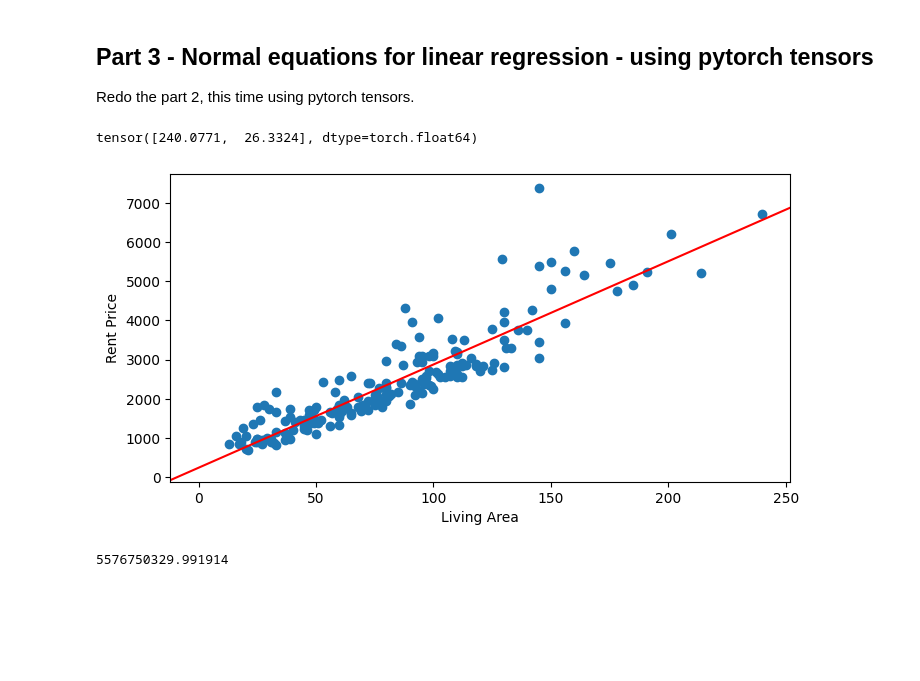
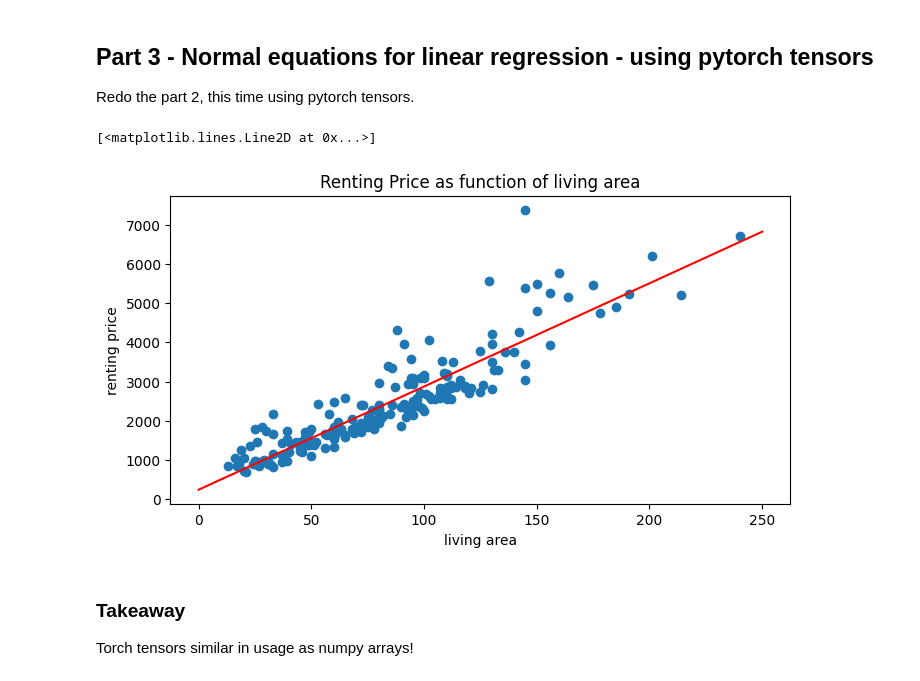
Before and after one commit to ayomeer/DeLearn, a Jupyter notebook: DL-PW-01/DL-PW-01-material/ex4-linear-regression-closed-form/linear-regression-stud.ipynb, the cells around one changed output. Cells and saved outputs as stored; diff of their text form; code cells hidden in the pictures; blank space fills up the shorter version.

```diff
--- a/DL-PW-01/DL-PW-01-material/ex4-linear-regression-closed-form/linear-regression-stud.ipynb
+++ b/DL-PW-01/DL-PW-01-material/ex4-linear-regression-closed-form/linear-regression-stud.ipynb
@@ -148,41 +169,51 @@ print(J)
 Redo the part 2, this time using pytorch tensors.
 # %%
 #######################################################################
-# TODO:                                                               #
 # Perform the following computation                                   #
 #  - in a similar way as in the previous part 2, compute theta0 and   #
 #    theta1, plot the computed line                                   #
 #  - compute the loss J with these new values of theta0 and theta1,   #
 #    for that you may use mse_loss() function defined abouve          #
 #######################################################################
 import torch
 
-la_tens = torch.from_numpy(living_area)
-ones = torch.ones(la_tens.shape)
-X = torch.stack([ones, la_tens]).T.double()
+# --- Redraw Scatter Plot --------------------------------------------
+plt.figure(1, figsize=(8,4))
+plt.scatter(living_area, rent_price)
 
-y = torch.from_numpy(rent_price).double()
+plt.title('Renting Price as function of living area')
+plt.xlabel('living area')
+plt.ylabel('renting price')
 
-theta = torch.linalg.inv(X.T @ X) @ X.T @ y
-print(theta)
+# --- Perform Linear Regression --------------------------------------
+x = living_area
+y = rent_price
 
-plt.figure(1, figsize=(8, 4))
-plt.axline((0,theta[0]), slope=theta[1], color = "r")
-plt.scatter(living_area, rent_price)
-plt.xlabel("Living Area")
-plt.ylabel("Rent Price")
-plt.show()
+N = x.size
 
-h = theta[0] + theta[1]*living_area
-mse = (h - rent_price)**2
+# Assemble design matrix X from linear basis functions
+X0 = np.ones(N)
+X1 = x
+X = np.column_stack((X0, X1))
 
-J = mse.sum() / (2/N)
-print(J.item())
+# NEW COMPARED TO NUMPY IMPLEMENTATION
+X = torch.from_numpy(X.astype('float')) # convert numpy array to torch tensor
+y = torch.from_numpy(y.astype('float'))
+
+# Compute LS-Solution (Projection onto parameter surface)
+theta = torch.inverse(X.t() @ X) @ X.t() @ y
+
+# --- Plot Resulting Line --------------------------------------------
+x_ = torch.from_numpy(np.linspace(0,250,2))
+y_ = theta[0] + x_*theta[1]
+plt.plot(x_, y_, c='red')
 
 #######################################################################
 #                         END OF YOUR CODE                            #
 #######################################################################
 # %% [output]
-tensor([240.0771,  26.3324], dtype=torch.float64)
+[<matplotlib.lines.Line2D at 0x...>]
-[figure, old version]
+[figure, new version]
-5576750329.991914
+# %% [markdown]
+### Takeaway
+Torch tensors similar in usage as numpy arrays!
```
Also changed, not shown: parts of 8 cells of this notebook, 2 other files.
